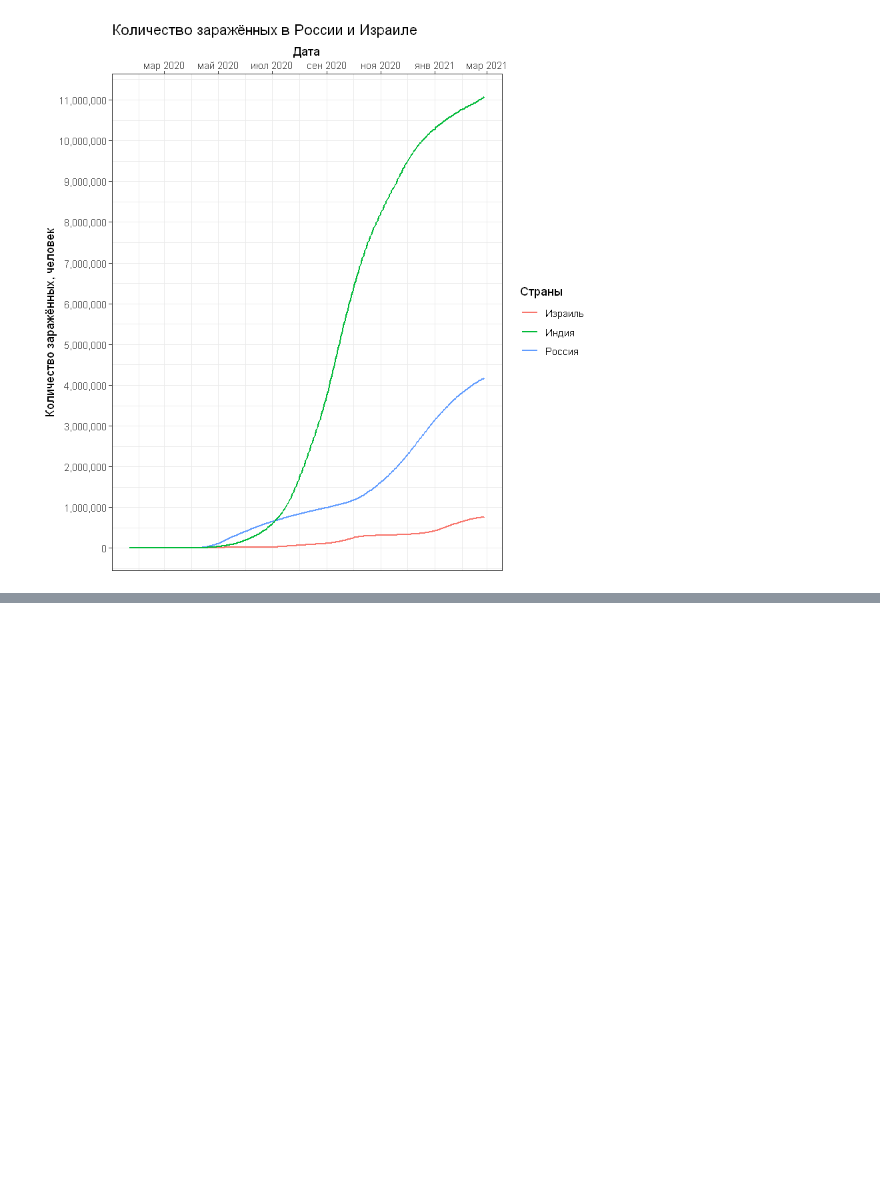
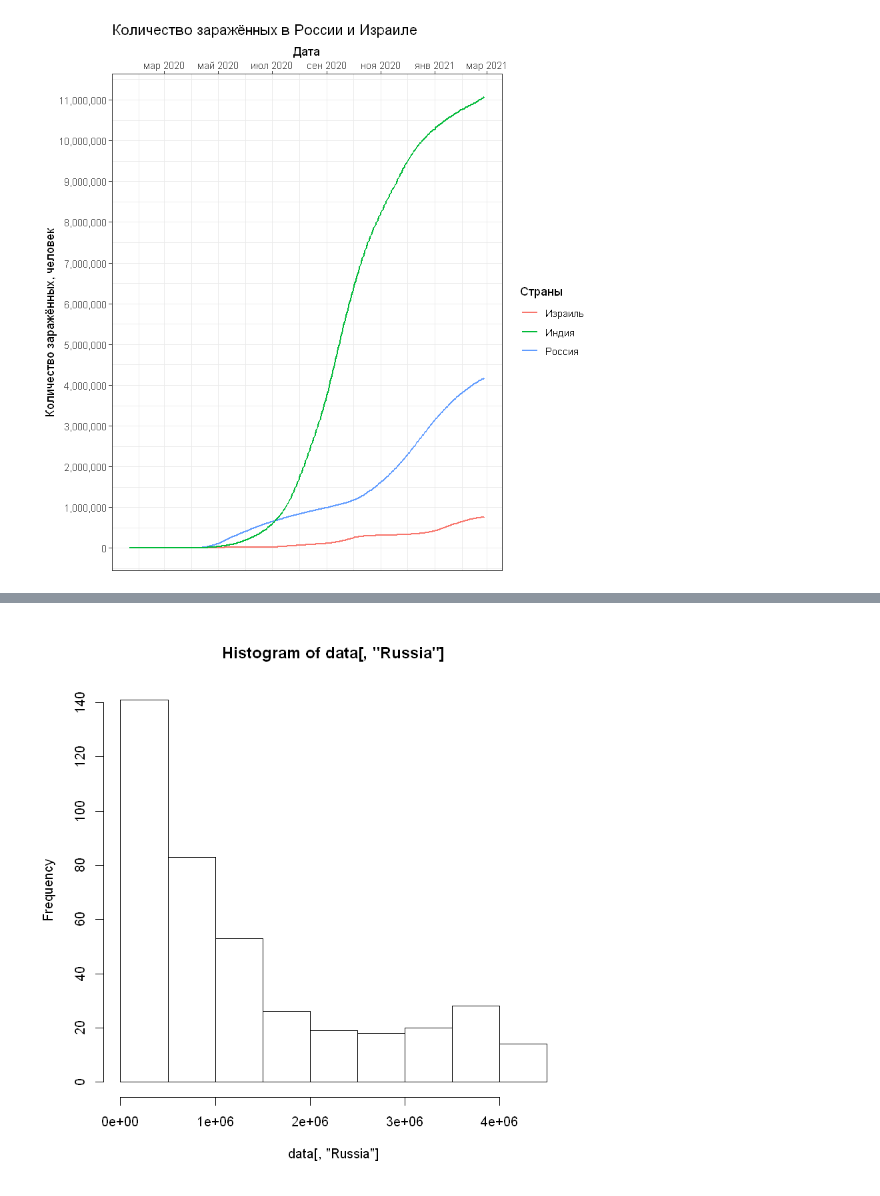
Before and after one commit to d0rj/Rubanok, a Jupyter notebook: Task 10.ipynb, the cells around one changed output, grey strips where cells are left out. Saved outputs shown, nothing was run; the diff lists cells and outputs as text; code cells hidden in the pictures; blank space fills up the shorter version.

```diff
--- a/Task 10.ipynb
+++ b/Task 10.ipynb
@@ -157,0 +171,4 @@ png
+# %%
+hist(data[, 'Russia'])
+# %% [output]
+[figure, added]
```
Also changed, not shown: parts of 3 cells of this notebook, 2 other files.
